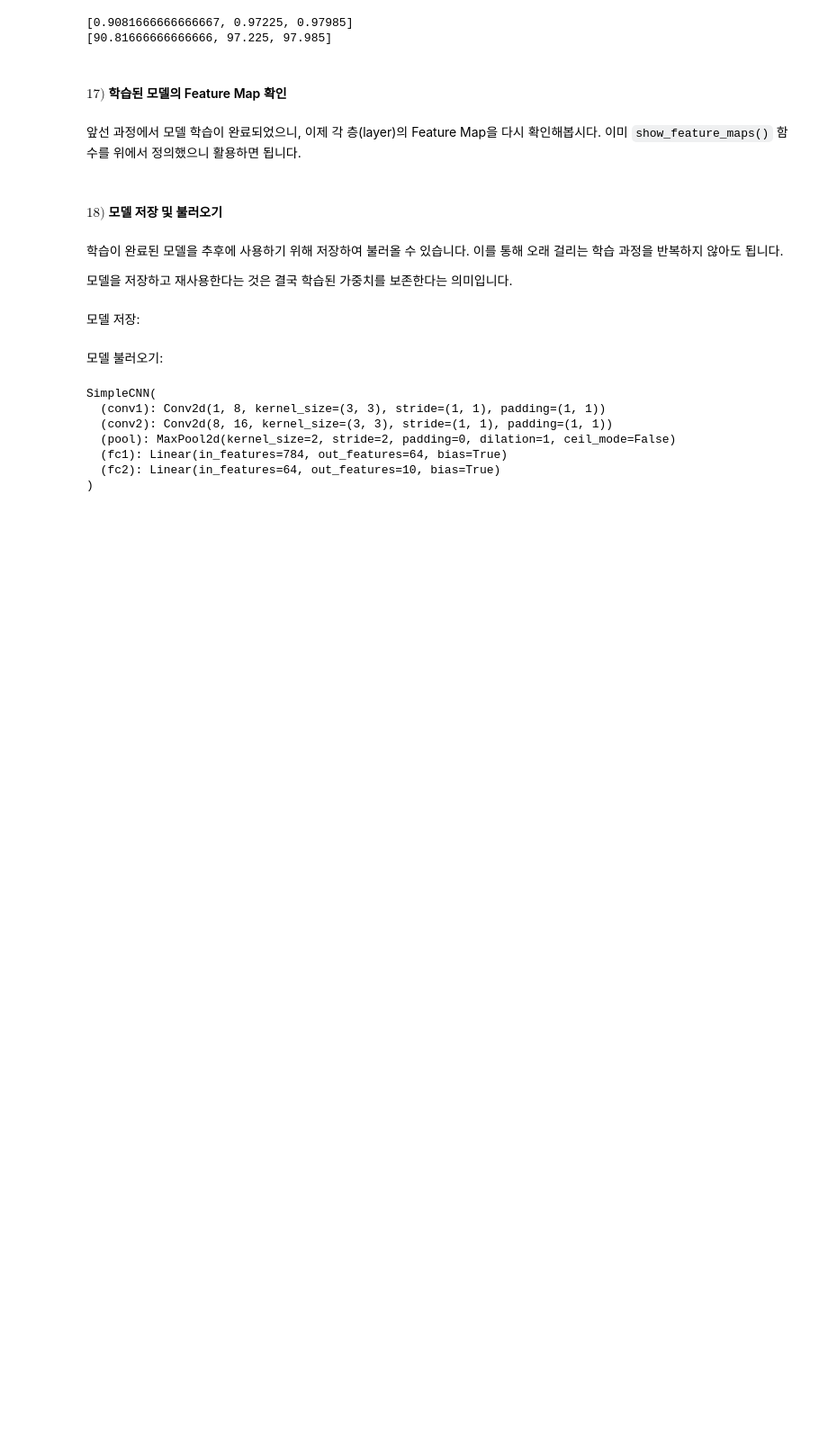
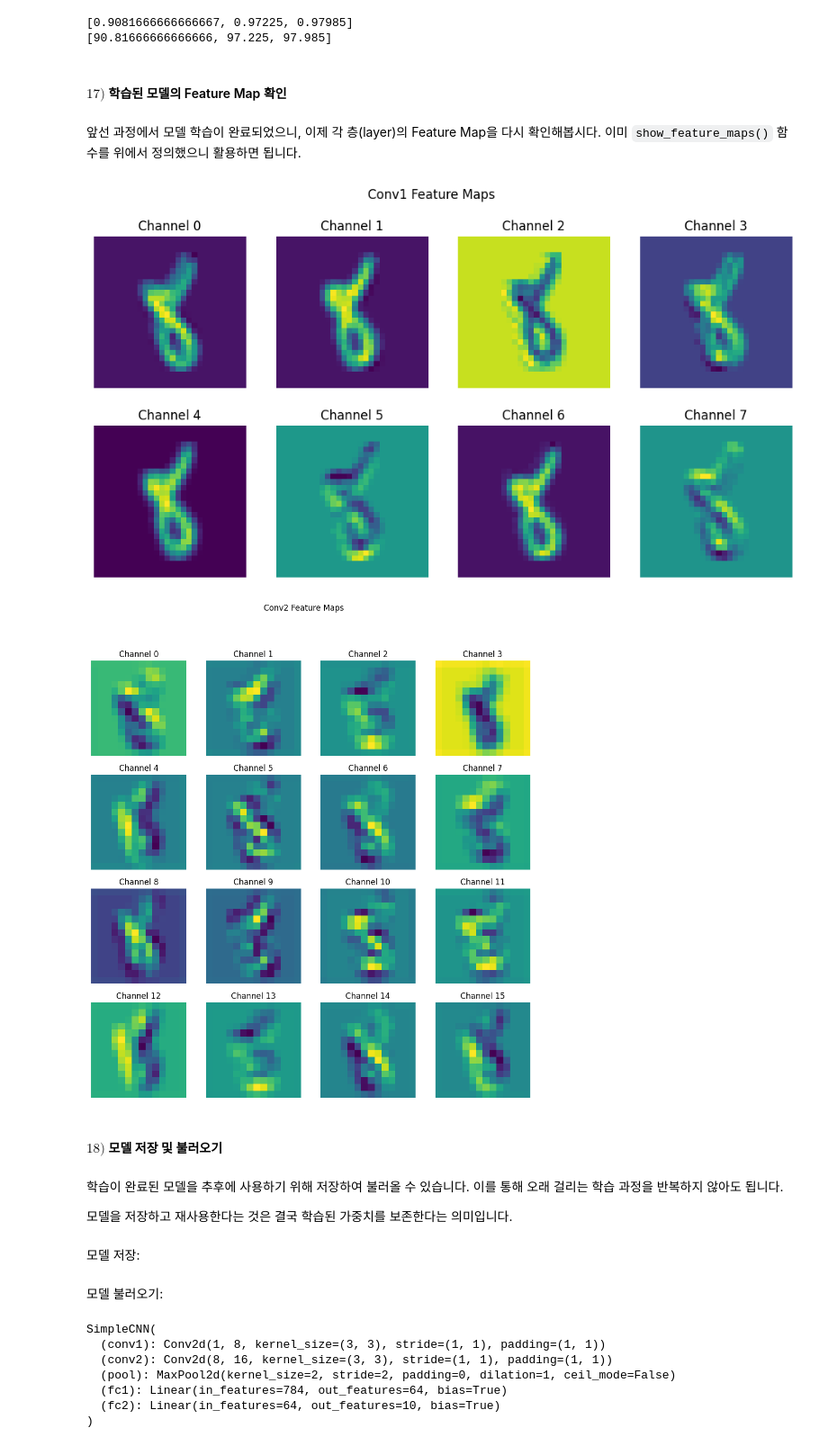
Before and after one commit to bokjeongman/Vision-LLM-202235063, a Jupyter notebook: 03_DL-and-GPU.ipynb, the cells around one changed output. Shown at 90% size. Drawn from its saved outputs; the diff is of its cells as text; code cells hidden in the pictures; blank space fills up the shorter version.

```diff
--- a/03_DL-and-GPU.ipynb
+++ b/03_DL-and-GPU.ipynb
@@ -2211,30 +2206,48 @@ print(train_acc_percentage)
 # %%
 # TODO: CNN 각 층의 Feature Map 시각화
 # TODO: cmap="viridis" 사용
 
 
 # TODO: 이미지 선택
-image, true_label = ...
+image, true_label = test_dataset[5678]
 
 # TODO: 역전파(파라미터 수정) 없이 순전파 수행
 model.eval()
-...
+with torch.no_grad():
+    input_batch = image.unsqueeze(0).to(device)
+    logits, features = model(
+        input_batch,
+        return_features=True,
+    )
 
 # TODO: Conv1 Feature Maps 8개 시각화
-show_feature_maps(...)
+show_feature_maps(
+    features["conv1"],
+    title="Conv1 Feature Maps",
+    max_maps=8,
+    cmap="viridis"
+)
 
 # TODO: Conv2 Feature Maps 16개 시각화
-show_feature_maps(...)
+show_feature_maps(
+    features["conv2"],
+    title="Conv2 Feature Maps",
+    max_maps=16,
+    cmap="viridis"
+)
 
 # TODO: 6개 Layer별 대표 Feature Map 4개씩 비교
 layer_names = [
     "conv1",
     "relu1",
     "pool1",
     "conv2",
     "relu2",
     "pool2"
 ]
+# %% [output]
+[figure, added]
+[figure, added]
 # %% [markdown]
 #### $18)$ 모델 저장 및 불러오기
 # %% [markdown]
```
Also changed, not shown: parts of 19 cells of this notebook, 4 other files.
